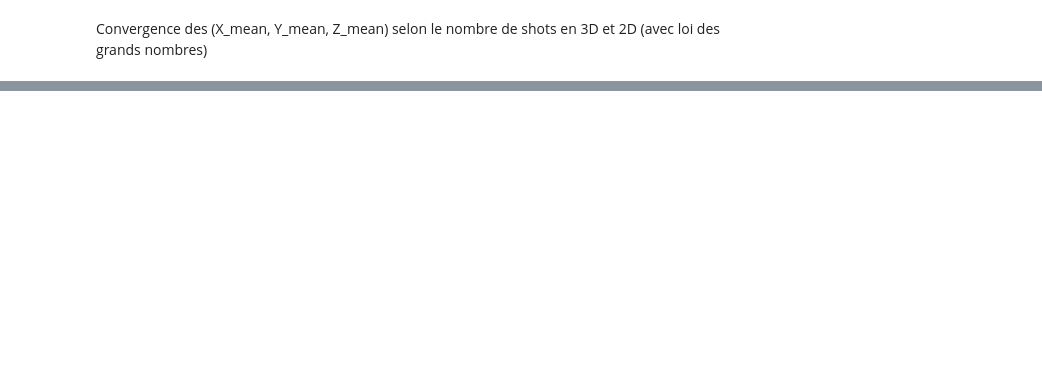
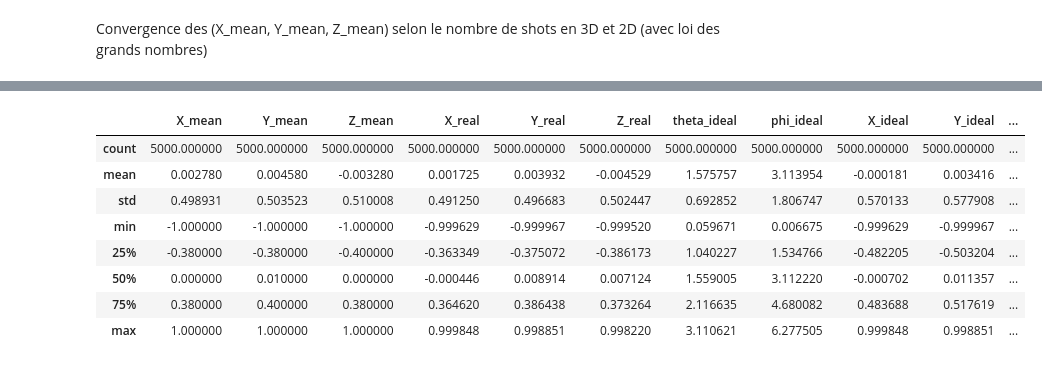
Before and after one commit to TonyPansera/Quantum-state-tomography, a Jupyter notebook: model_ML/test_classification.ipynb, the cells around one changed output, grey strips where cells are left out. Saved outputs shown, nothing was run; the diff lists cells and outputs as text; code cells hidden in the pictures; blank space fills up the shorter version.

```diff
--- a/model_ML/test_classification.ipynb
+++ b/model_ML/test_classification.ipynb
@@ -474,0 +497,13 @@ Any value of n_shots is okay actually for this mixed_proportion value.
+# %%
+# Dataset creation
+
+df_purity_5000, X, y = build_purity_classification_dataset(
+    n_shots=100,
+    n_states_total=5000,
+    mixed_proportion=0.5  # proportion of mixed states
+)
+
+print(f"Dataset shape: {df_purity_5000.shape}")
+print(f"Labels distribution:\n{y.value_counts()}")
+print(f"\nDataset columns:\n{df_purity_5000.columns.tolist()}")
+print(f"\X columns (à revoir):\n{X.columns.tolist()}")
@@ -474,0 +522,12 @@ Any value of n_shots is okay actually for this mixed_proportion value.
+# %%
+df_purity_5000.describe()
+# %% [output]
+|  | X_mean | Y_mean | Z_mean | X_real | Y_real | Z_real | theta_ideal | phi_ideal | X_ideal | Y_ideal | ... |
+| count | 5000.000000 | 5000.000000 | 5000.000000 | 5000.000000 | 5000.000000 | 5000.000000 | 5000.000000 | 5000.000000 | 5000.000000 | 5000.000000 | ... |
+| mean | 0.002780 | 0.004580 | -0.003280 | 0.001725 | 0.003932 | -0.004529 | 1.575757 | 3.113954 | -0.000181 | 0.003416 | ... |
+| std | 0.498931 | 0.503523 | 0.510008 | 0.491250 | 0.496683 | 0.502447 | 0.692852 | 1.806747 | 0.570133 | 0.577908 | ... |
+| min | -1.000000 | -1.000000 | -1.000000 | -0.999629 | -0.999967 | -0.999520 | 0.059671 | 0.006675 | -0.999629 | -0.999967 | ... |
+| 25% | -0.380000 | -0.380000 | -0.400000 | -0.363349 | -0.375072 | -0.386173 | 1.040227 | 1.534766 | -0.482205 | -0.503204 | ... |
+| 50% | 0.000000 | 0.010000 | 0.000000 | -0.000446 | 0.008914 | 0.007124 | 1.559005 | 3.112220 | -0.000702 | 0.011357 | ... |
+| 75% | 0.380000 | 0.400000 | 0.380000 | 0.364620 | 0.386438 | 0.373264 | 2.116635 | 4.680082 | 0.483688 | 0.517619 | ... |
+| max | 1.000000 | 1.000000 | 1.000000 | 0.999848 | 0.998851 | 0.998220 | 3.110621 | 6.277505 | 0.999848 | 0.998851 | ... |
```
Also changed, not shown: parts of 21 cells of this notebook.
